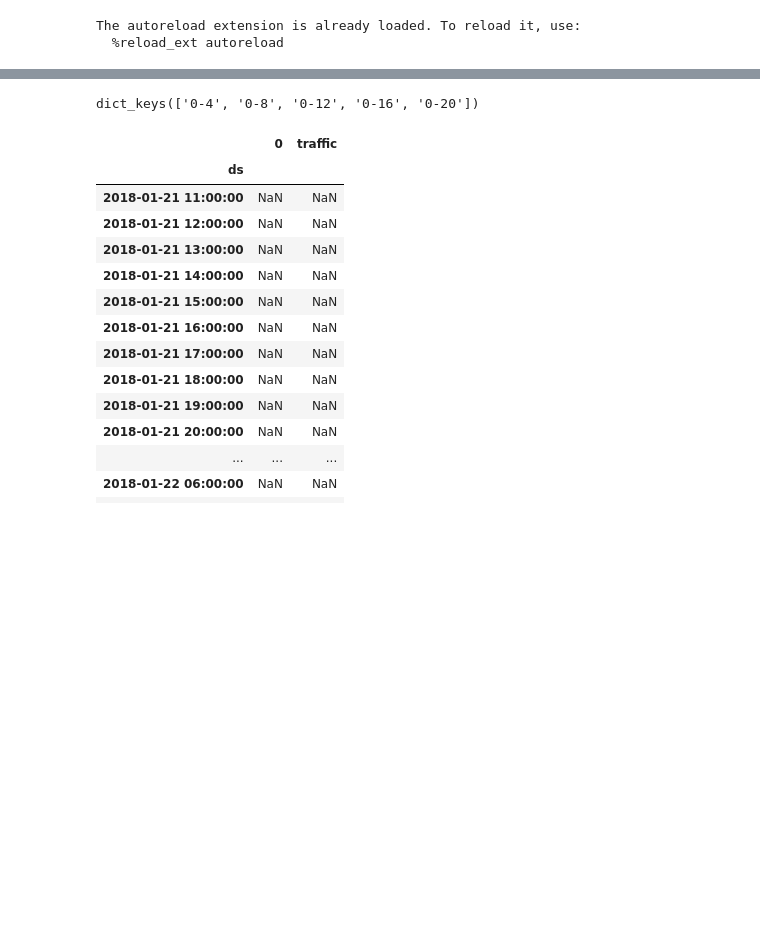
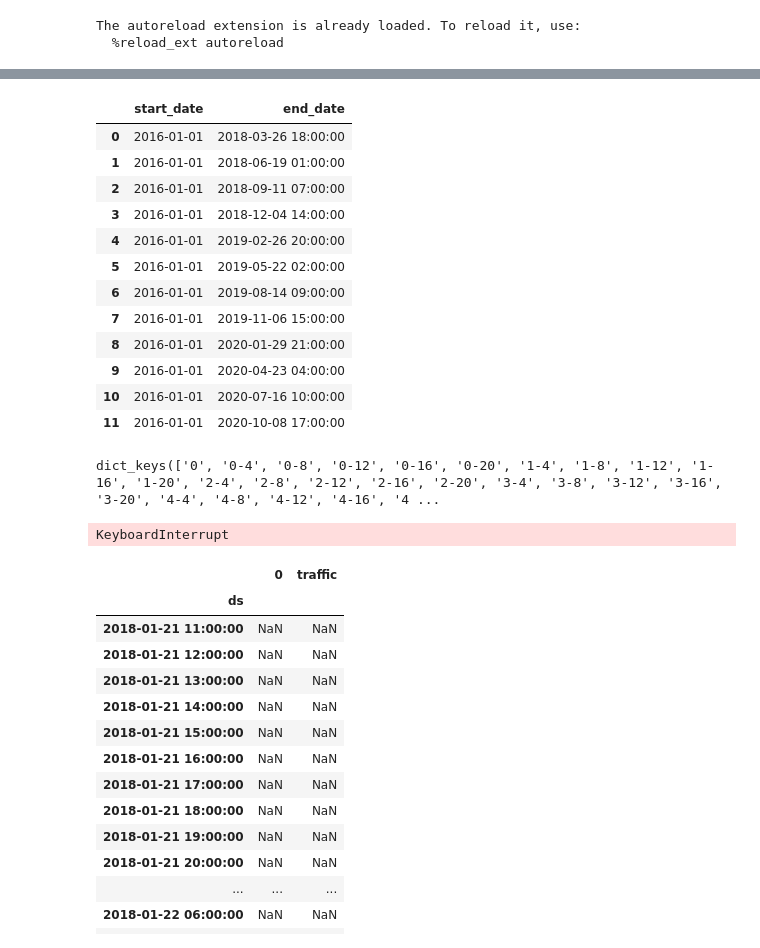
Before and after one commit to carloscanodomingo/NeuralProphetEQ, a Jupyter notebook: notebooks/testing_FCeVDarts.ipynb, the cells around one changed output, grey strips where cells are left out. Drawn from its saved outputs; the diff is of its cells as text; code cells hidden in the pictures; blank space fills up the shorter version.

```diff
--- a/notebooks/testing_FCeVDarts.ipynb
+++ b/notebooks/testing_FCeVDarts.ipynb
@@ -9,10 +9,10 @@ import warnings
 import os
 warnings.filterwarnings("ignore")
 import logging
-datapath = os.environ.get("DATA_PATH")
-if datapath == None:
+data_path = os.environ.get("DATA_PATH")
+if data_path == None:
     raise KeyError("Enviromental variable data path has to be declared")
-print(datapath)
+print(data_path)
 from datetime import datetime, timedelta
 freq = timedelta(minutes=30)
 logging.disable(logging.CRITICAL)
@@ -27,7 +27,7 @@ logging.disable(logging.CRITICAL)
 # %%
 import pandas as pd
 df_GNSSTEC = pd.read_pickle("../data_test/df_GNSSTEC.pkl")
-df_covariate = pd.read_pickle("../data_test/df_covariate.pkl")
+df_covariates = pd.read_pickle("../data_test/df_covariate.pkl")
 df_eq = pd.read_pickle("../data_test/df_eq.pkl")
 n_forecasts = 48
 # %%
@@ -110,14 +110,14 @@ synthetic_events
 output_path = "results/"
 
 tag = "mag"
-case = "trafic"
+case = "irradiance"
 freq = pd.Timedelta(minutes=30)
 if case == "TEC_constant":
-    df_all = df_covariate[["f107"]]
-    synthetic_events = df_covariate[["f107"]].quantile([.1,0.25, .5,0.75, .9])#.drop(["count", "std"])
+    df_all = df_covariates[["f107"]]
+    synthetic_events = df_covariates[["f107"]].quantile([.1,0.25, .5,0.75, .9])#.drop(["count", "std"])
     synthetic_events = pd.DataFrame(np.linspace(60, 80, 21), columns= ["f107"])
     synthetic_events = pd.DataFrame(np.arange(60, 85, 1), columns= ["f107"])
-    df_covariate = df_covariate.drop("f107", axis = 1)
+    df_covariates = df_covariates.drop("f107", axis = 1)
     config_synthetic = "constant"
 elif case == "TEC_EQ":
     config_synthetic = "constant"
@@ -135,7 +135,7 @@ elif case =="trafic":
     config_synthetic = "single"
     start_day = pd.Timestamp(year= 2016, month=4, day = 1)
     dateparse = lambda x: datetime.strptime(x, "%Y-%m-%d %H:%M:%S")
-    infile = "/home/carloscano/data/traffic/metro-traffic-volume.test.csv"
+    infile = data_path + "traffic/metro-traffic-volume.test.csv"
     df = pd.read_csv(infile, parse_dates=['timestamp'], date_parser=dateparse)
     df = df.rename(columns={"is_anomaly": "ad", "timestamp": "ds", "traffic_volume": "traffic", "rain_1h": "rain", "snow_1h": "snow", "clouds_all": "clouds"}).set_index("ds")
     df = df[df.index > start_day]
@@ -145,8 +145,19 @@ elif case =="trafic":
     df = df.resample('1H').mean().interpolate("from_derivatives")
     synthetic_events = pd.DataFrame([1], columns= ["ad"])
     df_all = df[["ad"]]
-    df_covariate = df.drop(["ad", "traffic"], axis = 1)
+    df_covariates = df.drop(["ad", "traffic"], axis = 1)
     df_input=df[["traffic"]]
+    freq = pd.Timedelta(hours=1)
+elif case == "irradiance":
+    config_synthetic = "single"
+    start_day = pd.Timestamp(year= 2018, month=1, day = 1)
+    path = data_path + "irradiance/POWER_Point_Hourly_20160101_20210101_040d4006N_003d6990W_LST.csv"
+    df = pd.read_csv(path, parse_dates=["ds"]).set_index("ds").sort_index()
+    df_all = df[["precipitation"]]
+    df_all = df_all.loc[df_all["precipitation"] >0.5]
+    df_input =  df[["Irradiance"]]
+    df_covariates = df.drop(["Irradiance", "precipitation"], axis = 1)
+    synthetic_events = pd.DataFrame(np.arange(0.5, 3.5, 0.5), columns = ["precipitation"])
     freq = pd.Timedelta(hours=1)
 else:
     print(f"Not implemented")
@@ -293,4 +287,4 @@ FCev_config = {
 
 
 FCev_config = FCeVConfig(**FCev_config)
-current_fcev = FCeV(FCev_config, darts_FCeV_config, df_input, df_covariate,df_all,  output_path, synthetic_events)
+current_fcev = FCeV(FCev_config, darts_FCeV_config, df_input, df_covariates,df_all,  output_path, synthetic_events)
@@ -343,0 +326,16 @@ current_fcev.create_folds(pd.Timestamp(2018,1,1, 12, 0), max_interations)
+# %%
+current_fcev.folds
+# %% [output]
+|  | start_date | end_date |
+| 0 | 2016-01-01 | 2018-03-26 18:00:00 |
+| 1 | 2016-01-01 | 2018-06-19 01:00:00 |
+| 2 | 2016-01-01 | 2018-09-11 07:00:00 |
+| 3 | 2016-01-01 | 2018-12-04 14:00:00 |
+| 4 | 2016-01-01 | 2019-02-26 20:00:00 |
+| 5 | 2016-01-01 | 2019-05-22 02:00:00 |
+| 6 | 2016-01-01 | 2019-08-14 09:00:00 |
+| 7 | 2016-01-01 | 2019-11-06 15:00:00 |
+| 8 | 2016-01-01 | 2020-01-29 21:00:00 |
+| 9 | 2016-01-01 | 2020-04-23 04:00:00 |
+| 10 | 2016-01-01 | 2020-07-16 10:00:00 |
+| 11 | 2016-01-01 | 2020-10-08 17:00:00 |
@@ -344,9 +344,11 @@ current_fcev.create_folds(pd.Timestamp(2018,1,1, 12, 0), max_interations)
 # %%
 current_fcev.FCeV_model.synthetic_events.keys()
 # %% [output]
-dict_keys(['0-4', '0-8', '0-12', '0-16', '0-20'])
+dict_keys(['0', '0-4', '0-8', '0-12', '0-16', '0-20', '1-4', '1-8', '1-12', '1-16', '1-20', '2-4', '2-8', '2-12', '2-16', '2-20', '3-4', '3-8', '3-12', '3-16', '3-20', '4-4', '4-8', '4-12', '4-16', '4 ...
 # %%
 df_fore = current_fcev.process_fold(0)
+# %% [output]
+KeyboardInterrupt
 # %%
 real = df_fore["current"].droplevel(0, 1)
 pred = pd.DataFrame(df_fore["BASE"].mean(1))
```
Also changed, not shown: parts of 22 cells of this notebook, 6 other files.
